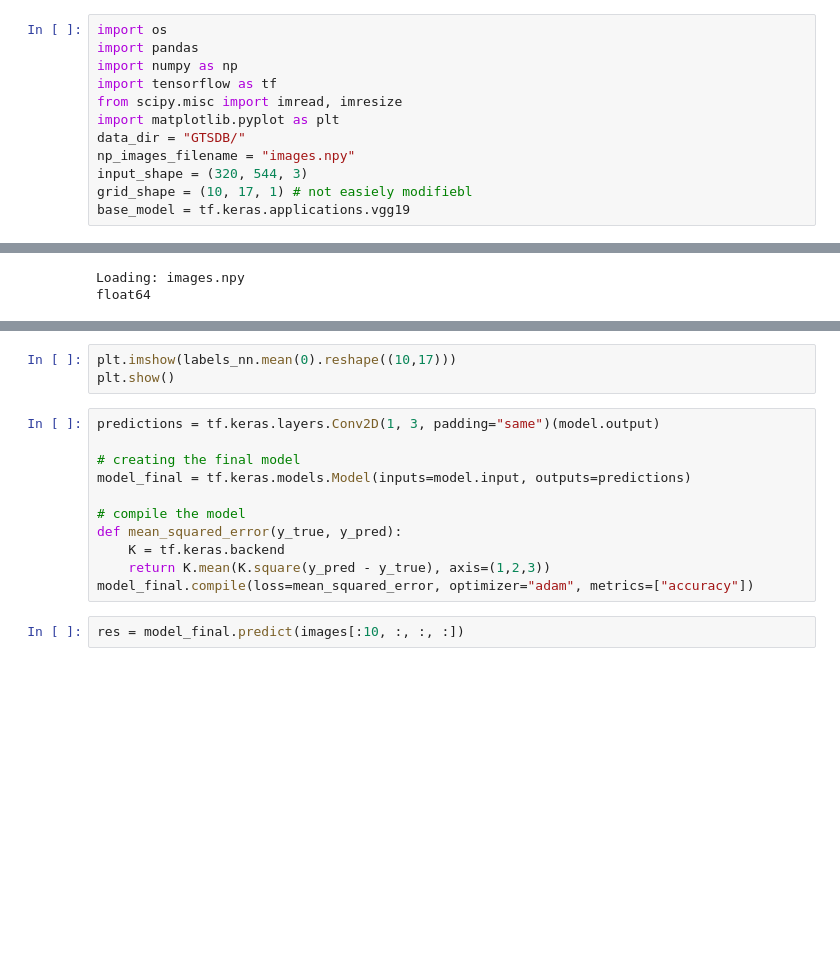
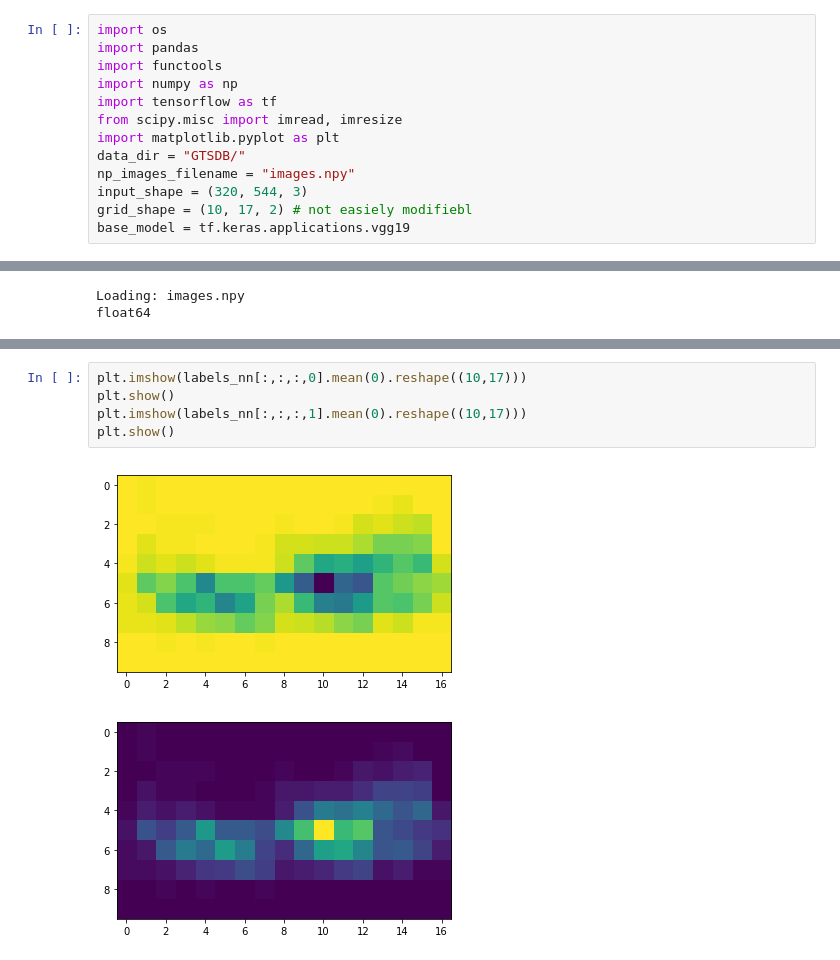
Before and after one commit to matech96/traffic_sign_classifier, a Jupyter notebook: with_keras.ipynb, the cells around one changed output, grey strips where cells are left out. Cells and saved outputs as stored; diff of their text form; blank space fills up the shorter version.

```diff
--- a/with_keras.ipynb
+++ b/with_keras.ipynb
@@ -1,6 +1,7 @@
 # %%
 import os
 import pandas
+import functools
 import numpy as np
 import tensorflow as tf
 from scipy.misc import imread, imresize
@@ -8,7 +9,7 @@ import matplotlib.pyplot as plt
 data_dir = "GTSDB/"
 np_images_filename = "images.npy"
 input_shape = (320, 544, 3)
-grid_shape = (10, 17, 1) # not easiely modifiebl
+grid_shape = (10, 17, 2) # not easiely modifiebl
 base_model = tf.keras.applications.vgg19
 # %%
 model = base_model.VGG19(input_shape=(320, 544, 3), include_top=False)
@@ -88,16 +91,8 @@ for i in range(images.shape[0]):
 # %%
-plt.imshow(labels_nn.mean(0).reshape((10,17)))
+plt.imshow(labels_nn[:,:,:,0].mean(0).reshape((10,17)))
 plt.show()
+plt.imshow(labels_nn[:,:,:,1].mean(0).reshape((10,17)))
+plt.show()
+# %% [output]
+[figure, added]
+[figure, added]
-# %%
-predictions = tf.keras.layers.Conv2D(1, 3, padding="same")(model.output)
-
-# creating the final model
-model_final = tf.keras.models.Model(inputs=model.input, outputs=predictions)
-
-# compile the model
-def mean_squared_error(y_true, y_pred):
-    K = tf.keras.backend
-    return K.mean(K.square(y_pred - y_true), axis=(1,2,3))
-model_final.compile(loss=mean_squared_error, optimizer="adam", metrics=["accuracy"])
-# %%
-res = model_final.predict(images[:10, :, :, :])
```
Also changed, not shown: parts of 8 cells of this notebook, 25 other files.
